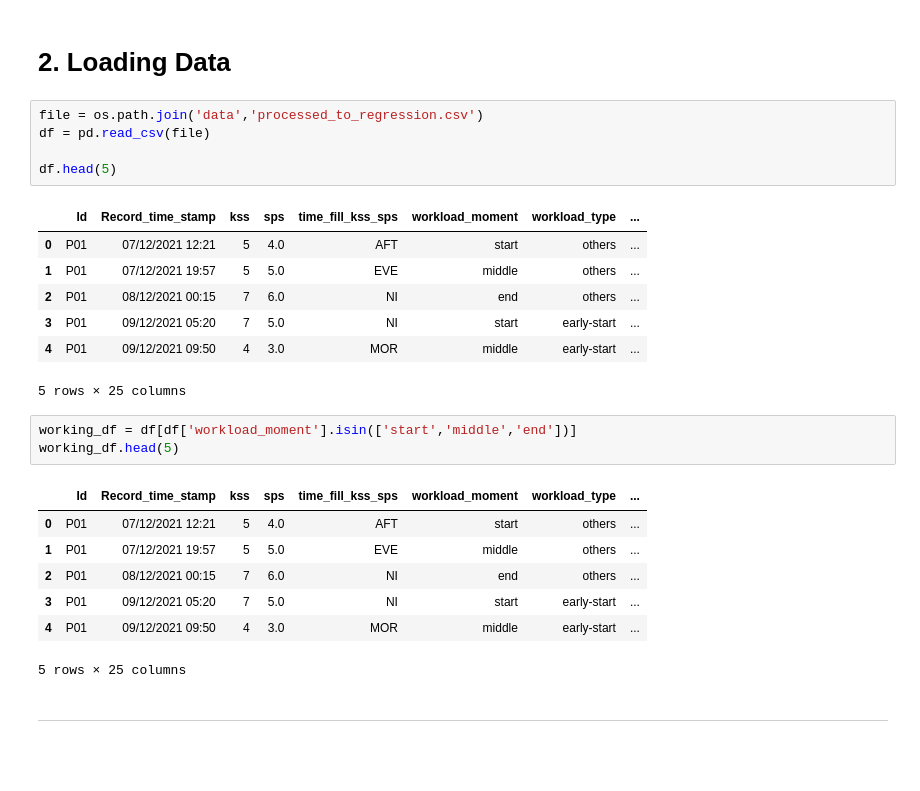
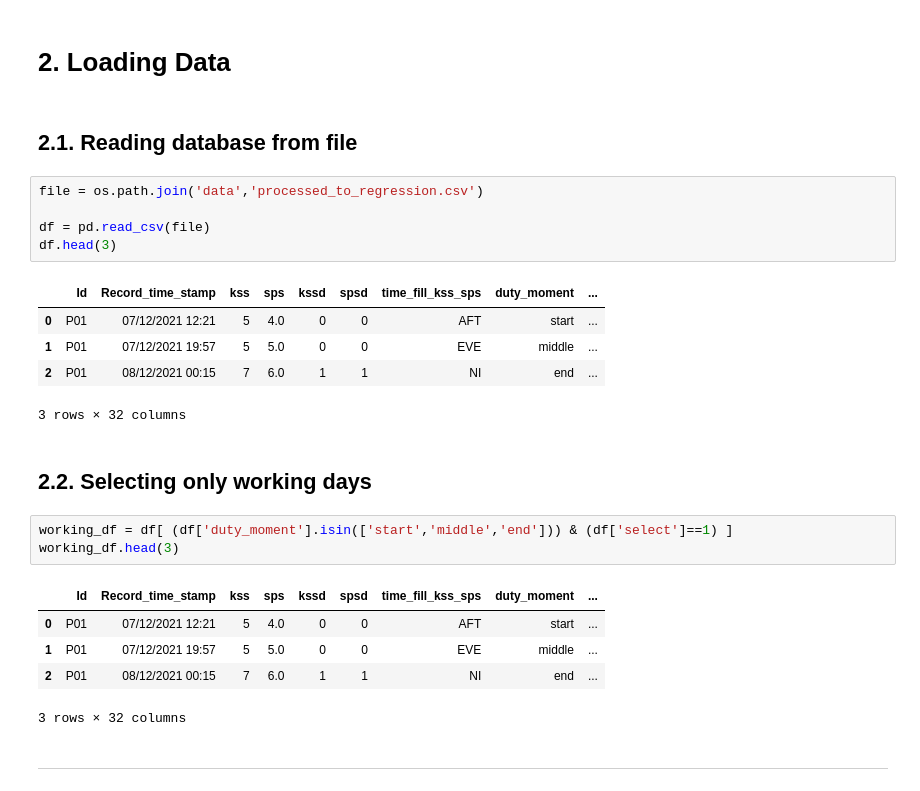
Before and after one commit to jlpscampos/Perception-of-Excessive-Sleepiness-and-Severe-Fatigue-in-Civil-Aviation-Pilots, a Jupyter notebook: regression_fatigue.ipynb, the cells around one changed output. Saved outputs shown, nothing was run; the diff lists cells and outputs as text; blank space fills up the shorter version.

```diff
--- a/regression_fatigue.ipynb
+++ b/regression_fatigue.ipynb
@@ -48,30 +43,30 @@ import statsmodels.formula.api as smf
 ---
 # %% [markdown]
 # 2. Loading Data <a name="section2"></a>
+# %% [markdown]
+## 2.1. Reading database from file
 # %%
 file = os.path.join('data','processed_to_regression.csv')
+
 df = pd.read_csv(file)
-
-df.head(5)
+df.head(3)
 # %% [output]
-|  | Id | Record_time_stamp | kss | sps | time_fill_kss_sps | workload_moment | workload_type | ... |
-| 0 | P01 | 07/12/2021 12:21 | 5 | 4.0 | AFT | start | others | ... |
-| 1 | P01 | 07/12/2021 19:57 | 5 | 5.0 | EVE | middle | others | ... |
-| 2 | P01 | 08/12/2021 00:15 | 7 | 6.0 | NI | end | others | ... |
-| 3 | P01 | 09/12/2021 05:20 | 7 | 5.0 | NI | start | early-start | ... |
-| 4 | P01 | 09/12/2021 09:50 | 4 | 3.0 | MOR | middle | early-start | ... |
+|  | Id | Record_time_stamp | kss | sps | kssd | spsd | time_fill_kss_sps | duty_moment | ... |
+| 0 | P01 | 07/12/2021 12:21 | 5 | 4.0 | 0 | 0 | AFT | start | ... |
+| 1 | P01 | 07/12/2021 19:57 | 5 | 5.0 | 0 | 0 | EVE | middle | ... |
+| 2 | P01 | 08/12/2021 00:15 | 7 | 6.0 | 1 | 1 | NI | end | ... |
-5 rows × 25 columns
+3 rows × 32 columns
+# %% [markdown]
+## 2.2. Selecting only working days
 # %%
-working_df = df[df['workload_moment'].isin(['start','middle','end'])]
-working_df.head(5)
+working_df = df[ (df['duty_moment'].isin(['start','middle','end'])) & (df['select']==1) ]
+working_df.head(3)
 # %% [output]
-|  | Id | Record_time_stamp | kss | sps | time_fill_kss_sps | workload_moment | workload_type | ... |
-| 0 | P01 | 07/12/2021 12:21 | 5 | 4.0 | AFT | start | others | ... |
-| 1 | P01 | 07/12/2021 19:57 | 5 | 5.0 | EVE | middle | others | ... |
-| 2 | P01 | 08/12/2021 00:15 | 7 | 6.0 | NI | end | others | ... |
-| 3 | P01 | 09/12/2021 05:20 | 7 | 5.0 | NI | start | early-start | ... |
-| 4 | P01 | 09/12/2021 09:50 | 4 | 3.0 | MOR | middle | early-start | ... |
+|  | Id | Record_time_stamp | kss | sps | kssd | spsd | time_fill_kss_sps | duty_moment | ... |
+| 0 | P01 | 07/12/2021 12:21 | 5 | 4.0 | 0 | 0 | AFT | start | ... |
+| 1 | P01 | 07/12/2021 19:57 | 5 | 5.0 | 0 | 0 | EVE | middle | ... |
+| 2 | P01 | 08/12/2021 00:15 | 7 | 6.0 | 1 | 1 | NI | end | ... |
-5 rows × 25 columns
+3 rows × 32 columns
 # %% [markdown]
 ---
 # %% [markdown]
```
Also changed, not shown: parts of 86 cells of this notebook, 7 other files.
